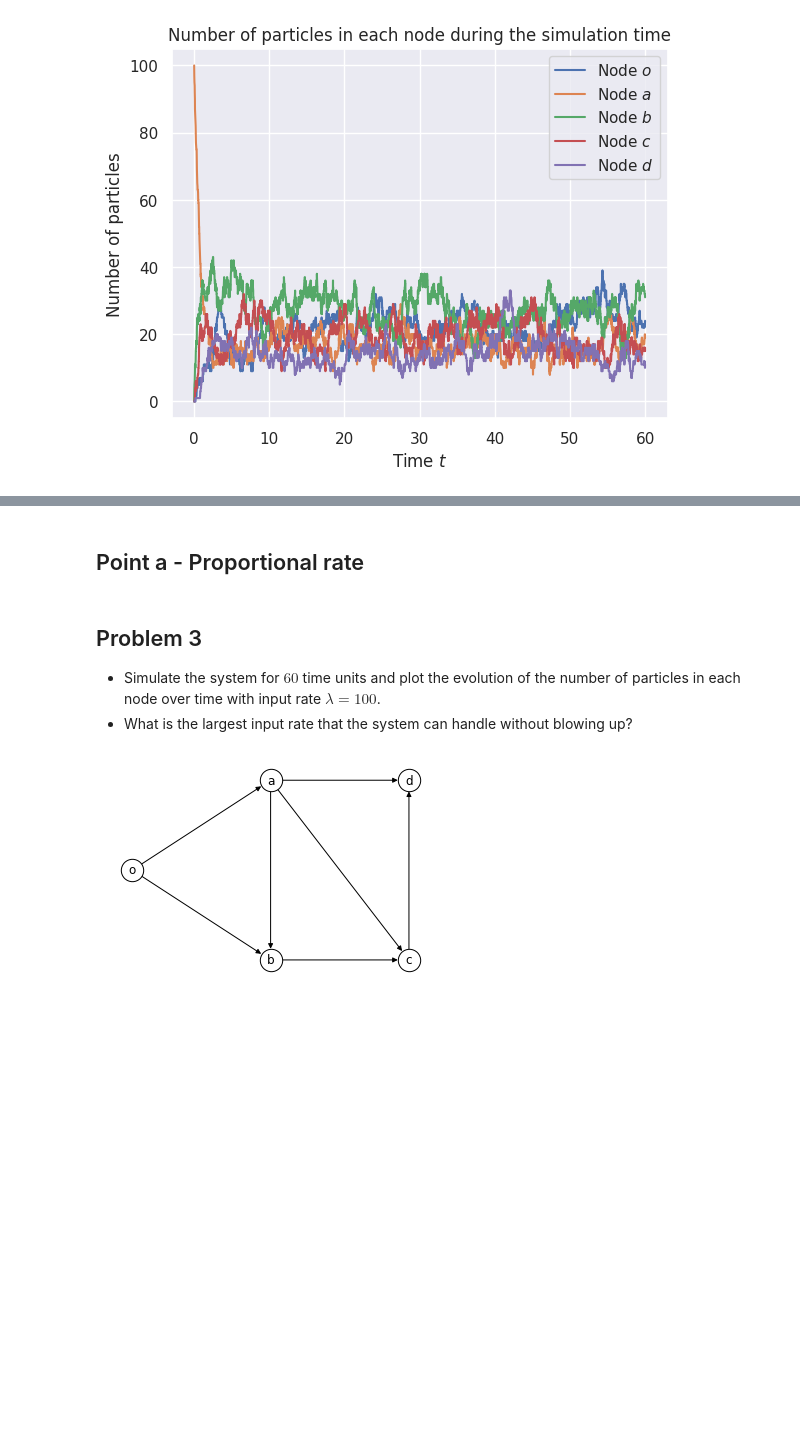
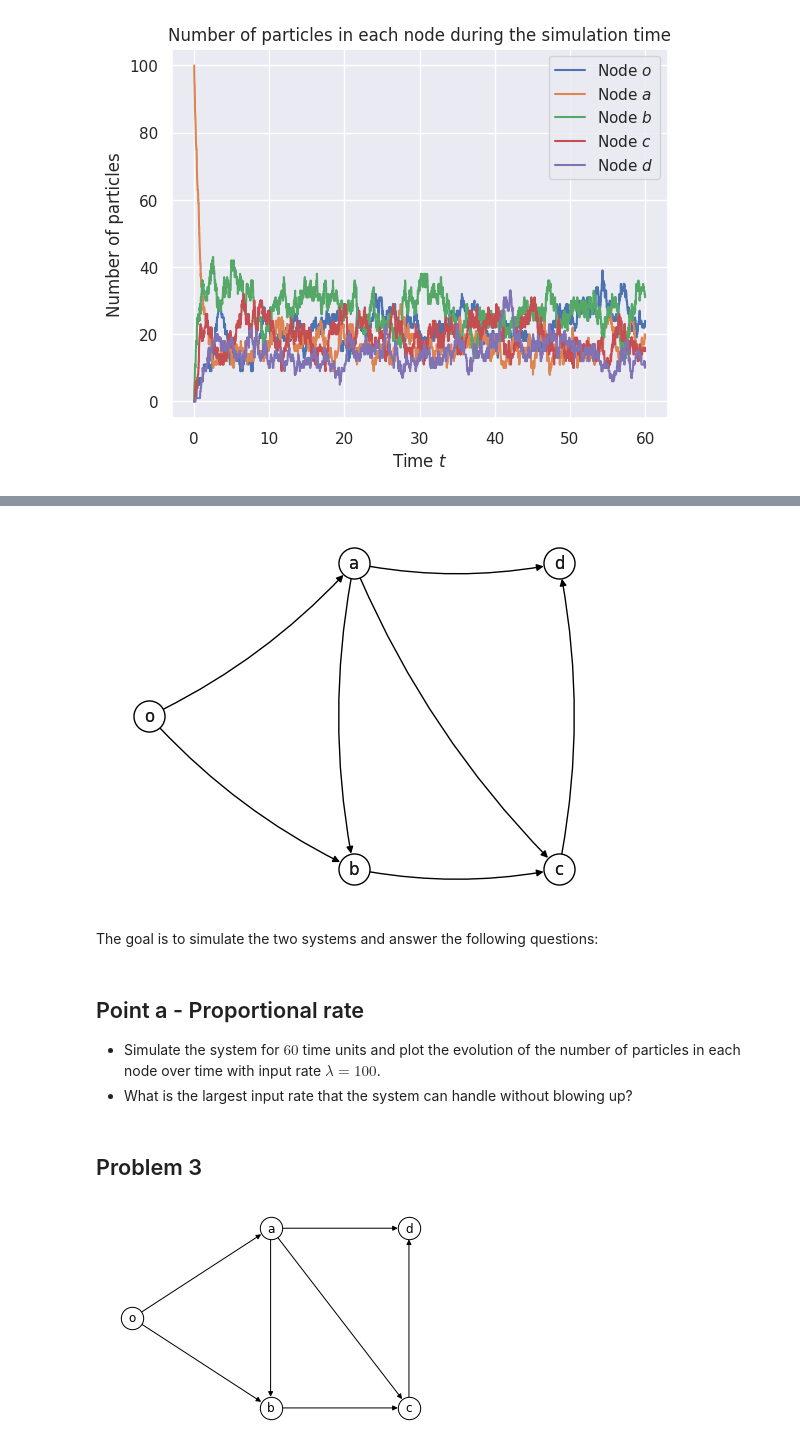
Before and after one commit to MateoRivera/network-dynamics, a Jupyter notebook: H2/Simulation - Mateo.ipynb, the cells around one changed output, grey strips where cells are left out. Drawn from its saved outputs; the diff is of its cells as text; code cells hidden in the pictures; blank space fills up the shorter version.

```diff
--- a/H2/Simulation - Mateo.ipynb
+++ b/H2/Simulation - Mateo.ipynb
@@ -384,6 +382,26 @@ The goal is to simulate the two systems and answer the following questions:
-# %% [markdown]
-## Point a - Proportional rate
+# %%
+#defining and printing the given graph
+V = ['o', 'a', 'b', 'c', 'd']
+E = [('o','a'), ('o','b'), ('a','b'), ('a','c'), ('a', 'd'), ('b','c'),
+     ('c','d')]
+
+G = nx.DiGraph()
+G.add_nodes_from(V)
+G.add_edges_from(E)
+pos = {'o': (40, 20), 'a': (60, 35), 'b': (60, 5), 'c':(80,5), 'd': (80, 35)}
+node_list = list(G.nodes())
+
+
+plt.subplot(111)
+nx.draw(G, pos, with_labels=True, **options, connectionstyle="arc3,rad=0.1")
+nx.draw_networkx_labels(G, pos)
+ax= plt.gca()
+ax.collections[0].set_edgecolor("black")
+# %% [output]
+[figure, added]
+# %% [markdown]
+The goal is to simulate the two systems and answer the following questions:
 # %% [markdown]
-## Problem 3
+## Point a - Proportional rate
 * Simulate the system for $60$ time units and plot the evolution of the number of particles in each node over time with input rate $\lambda=100$.
 * What is the largest input rate that the system can handle without blowing up?
@@ -390,3 +446,5 @@ The goal is to simulate the two systems and answer the following questions:
+# %% [markdown]
+## Problem 3
 # %%
 #transition rate matrix
 Lambda = np.array([
```
Also changed, not shown: parts of 2 cells of this notebook.
